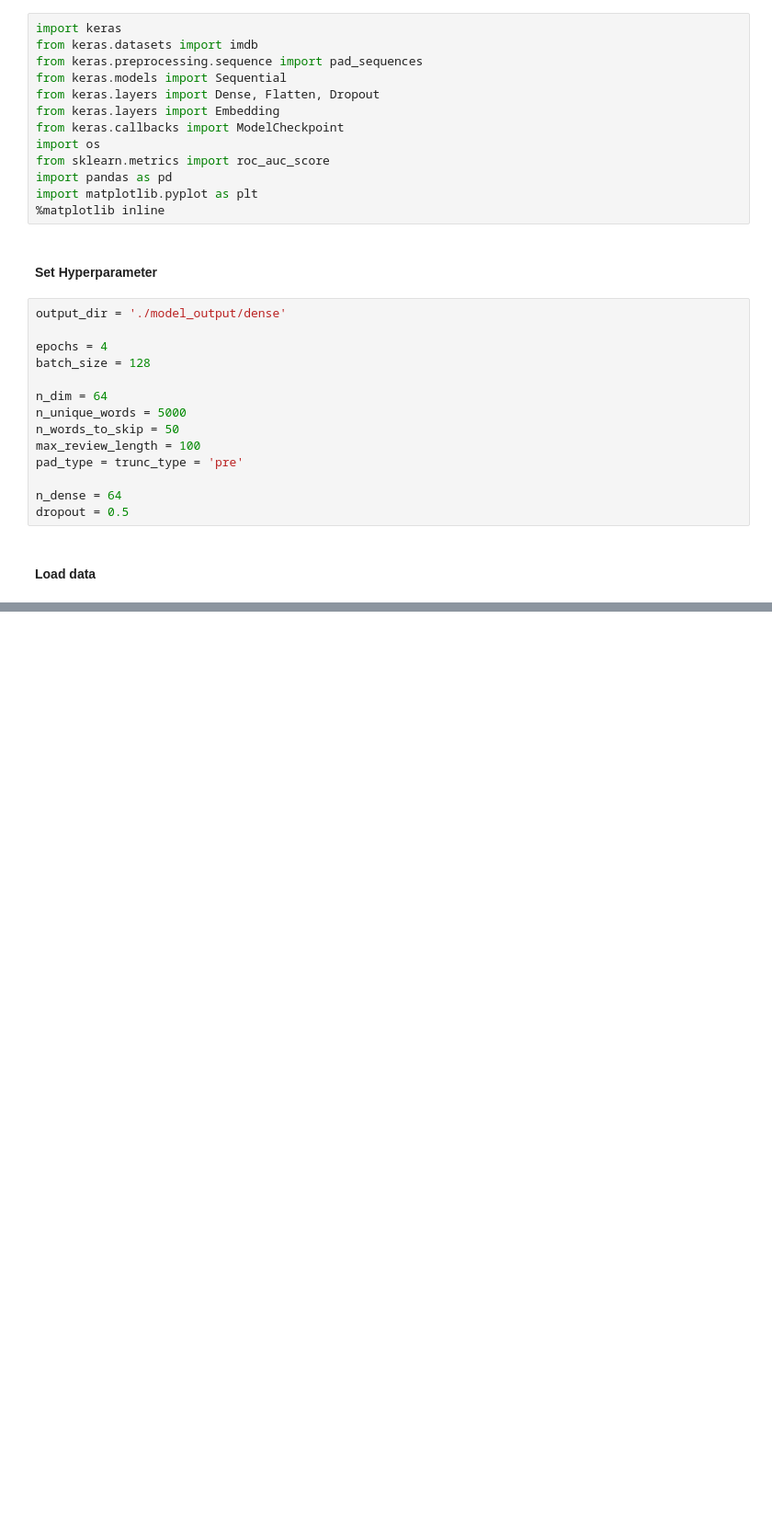
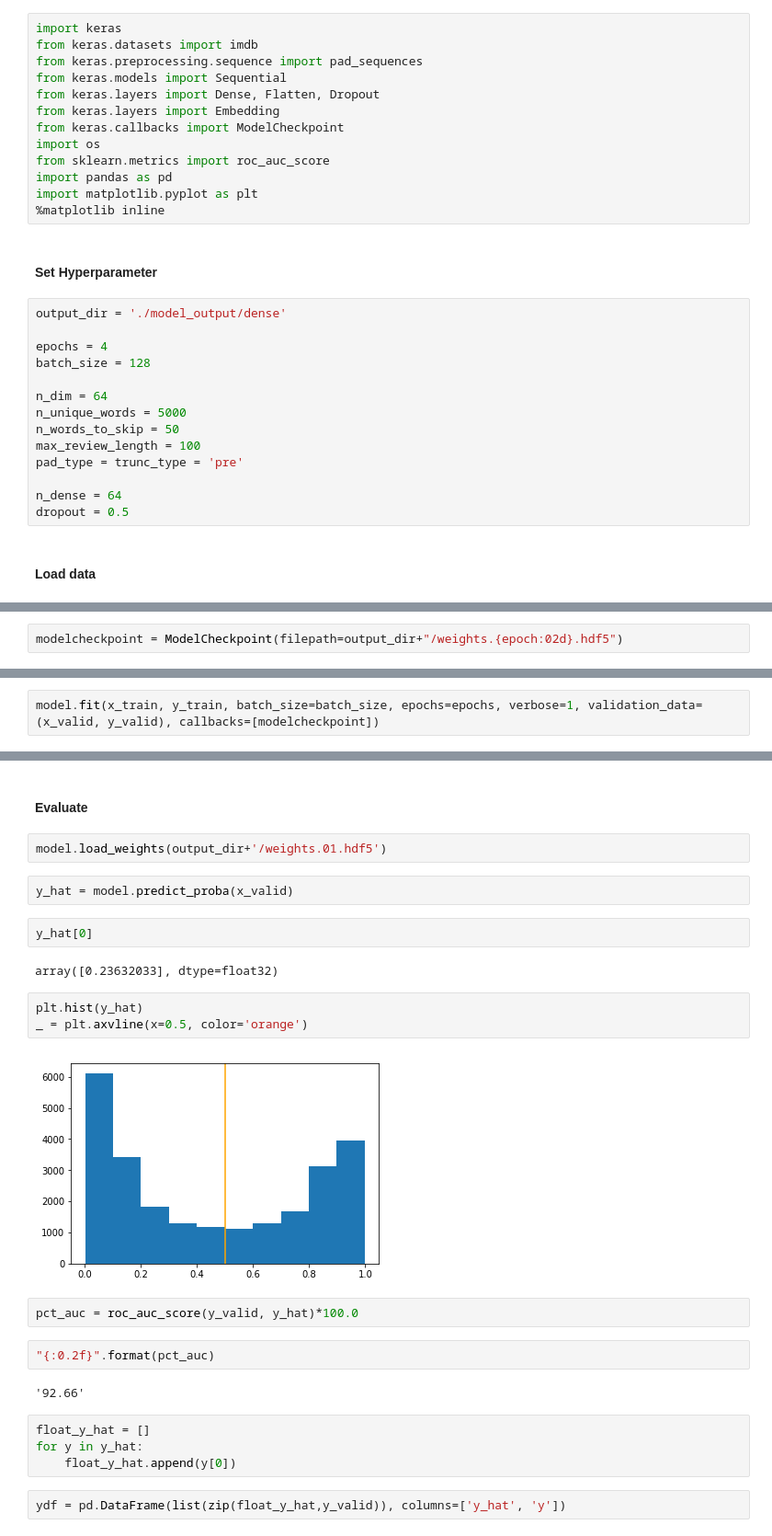
Before and after one commit to siddhx/Natural-Language-Processing, a Jupyter notebook: dense_sentiment_classifier.ipynb, the cells around one changed output, grey strips where cells are left out. Shown at 92% size. Cells and saved outputs as stored; diff of their text form; blank space fills up the shorter version.

Commit message:
adding dense weights hdf5 files along with dense sentiment classifier notebook

```diff
--- a/dense_sentiment_classifier.ipynb
+++ b/dense_sentiment_classifier.ipynb
@@ -37,0 +234,2 @@ dropout = 0.5
+# %%
+modelcheckpoint = ModelCheckpoint(filepath=output_dir+"/weights.{epoch:02d}.hdf5")
@@ -37,0 +241,2 @@ dropout = 0.5
+# %%
+model.fit(x_train, y_train, batch_size=batch_size, epochs=epochs, verbose=1, validation_data=(x_valid, y_valid), callbacks=[modelcheckpoint])
@@ -37,0 +254,27 @@ dropout = 0.5
+# %% [markdown]
+#### Evaluate
+# %%
+model.load_weights(output_dir+'/weights.01.hdf5')
+# %%
+y_hat = model.predict_proba(x_valid)
+# %%
+y_hat[0]
+# %% [output]
+array([0.23632033], dtype=float32)
+# %%
+plt.hist(y_hat)
+_ = plt.axvline(x=0.5, color='orange')
+# %% [output]
+[figure, added]
+# %%
+pct_auc = roc_auc_score(y_valid, y_hat)*100.0
+# %%
+"{:0.2f}".format(pct_auc)
+# %% [output]
+'92.66'
+# %%
+float_y_hat = []
+for y in y_hat:
+    float_y_hat.append(y[0])
+# %%
+ydf = pd.DataFrame(list(zip(float_y_hat,y_valid)), columns=['y_hat', 'y'])
```
Also changed, not shown: parts of 40 cells of this notebook, 4 other files.
